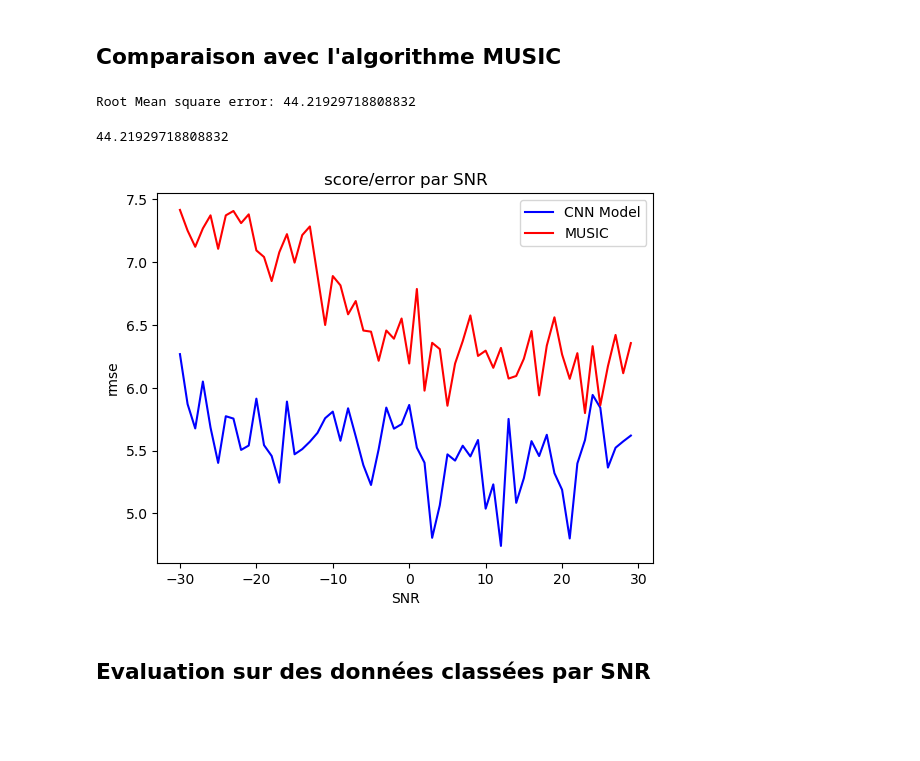
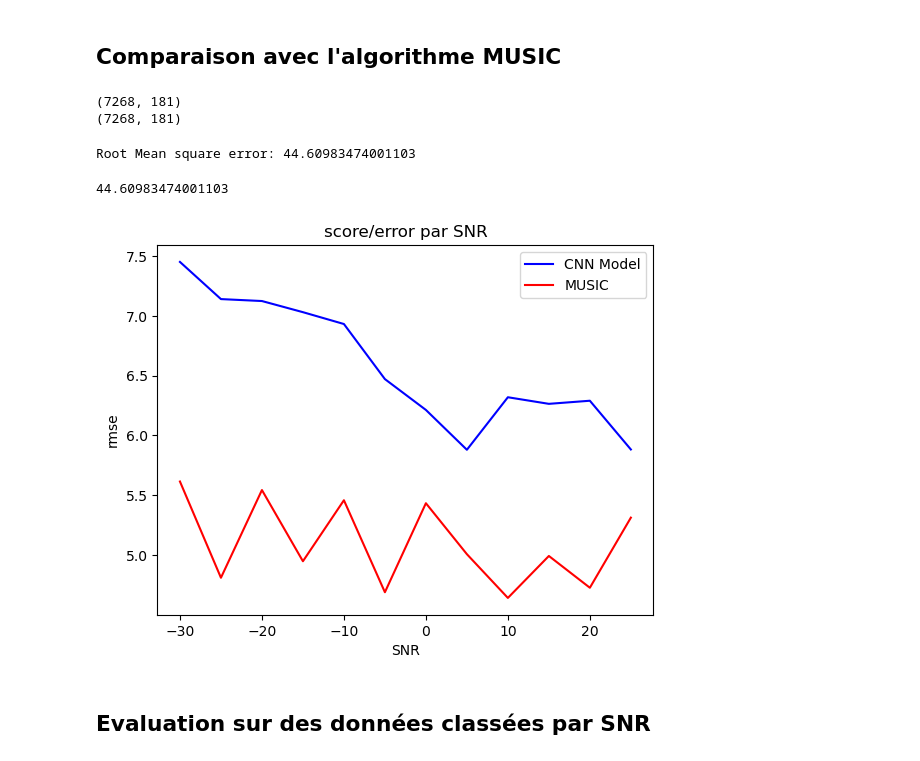
Before and after one commit to Littleyns/ProjetRadarIA, a Jupyter notebook: MainRadar.ipynb, the cells around one changed output. Saved outputs shown, nothing was run; the diff lists cells and outputs as text; code cells hidden in the pictures; blank space fills up the shorter version.

Commit message:
J-2 soutenance cest la sauce jai pas de modele fonctionnel

```diff
--- a/MainRadar.ipynb
+++ b/MainRadar.ipynb
@@ -74,24 +76,30 @@ Accuracy 0.676089858942358
 # %% [markdown]
 ## Comparaison avec l'algorithme MUSIC
 # %%
-from Models.MUSIC import MUSICModel
+
 
 radar_dataset_rxx = RadarDataSet.RxxDataSet(data,labels,0.4, scaler=None,appended_snr=True)
-musicModel = MUSICModel(2, np.arange(-90,90,0.1))
+musicModel = MUSICModel(2, np.arange(-90,91,0.1))
 
 y_music_predicted_angles, y_music_predicted_multilabel = musicModel.predict(radar_dataset_rxx.X_test)
+# %%
+print(y_music_predicted_multilabel.shape)
+print(y_test_pred_binary.shape)
+# %% [output]
+(7268, 181)
+(7268, 181)
 # %%
 RMSEEvaluateur().evaluate(radar_dataset_rxx.y_test, y_music_predicted_multilabel) #take top 2 significant values
 # %% [output]
-Root Mean square error: 44.21929718808832
+Root Mean square error: 44.60983474001103
-44.21929718808832
+44.60983474001103
 # %%
-from Evaluation.plots import MusicVsModelBySNR
 
-musicVsModelBySNRPlotter = MusicVsModelBySNR()
-musicVsModelBySNRPlotter.evaluate(radar_dataset_rxx.snr_y_test,y_music_predicted_multilabel,radar_dataset_rxx.y_test,y_test_pred_binary, errorFunc="rmse")
+
+musicVsModelBySNRPlotter = MusicVsModelBySNR(step=5, errorFunc="rmse")
+musicVsModelBySNRPlotter.evaluate(radar_dataset_rxx.snr_y_test,radar_dataset_rxx.y_test,y_music_predicted_multilabel,radar_dataset.snr_y_test,radar_dataset.y_test,y_test_pred_binary)
 # %% [output]
-[figure, old version]
+[figure, new version]
 # %% [markdown]
 ## Evaluation sur des données classées par SNR
 # %%
```
Also changed, not shown: parts of 17 cells of this notebook, 9 other files.
